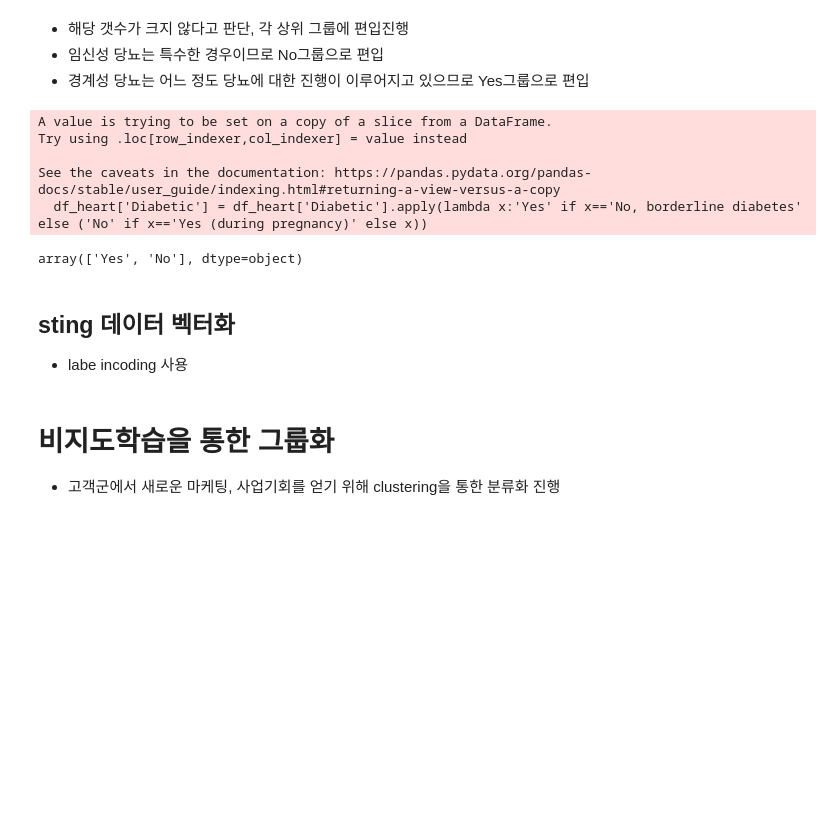
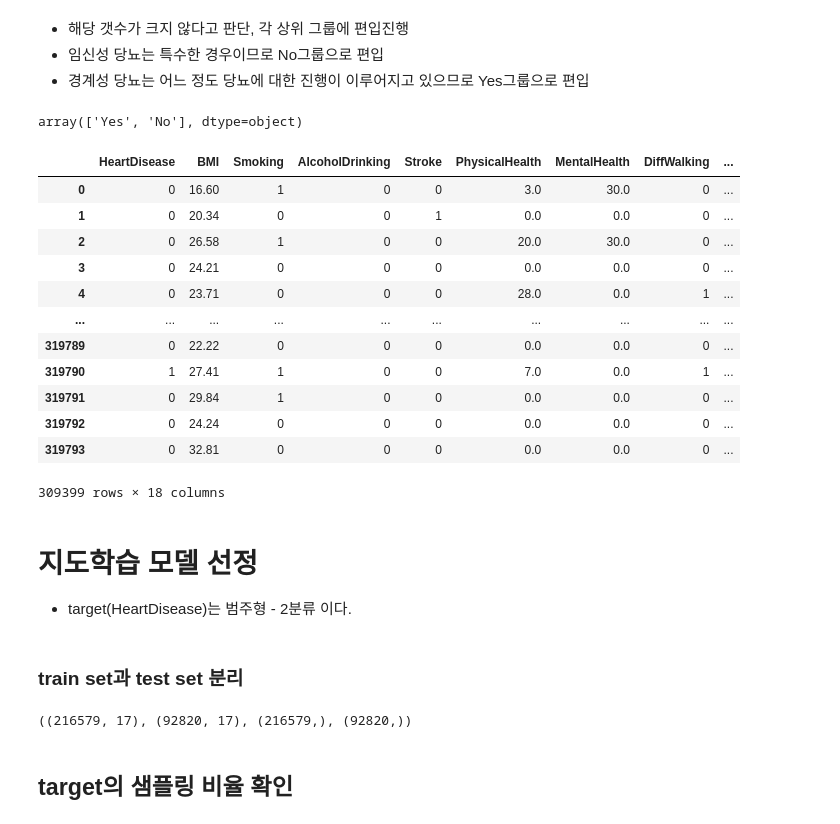
Before and after one commit to nohjuhyeon/healthcare_team, a Jupyter notebook: docs/yohan/yohan_analystics.ipynb, the cells around one changed output. Cells and saved outputs as stored; diff of their text form; code cells hidden in the pictures; blank space fills up the shorter version.

```diff
--- a/docs/yohan/yohan_analystics.ipynb
+++ b/docs/yohan/yohan_analystics.ipynb
@@ -151,7 +152,7 @@ max          24.000000
 Name: SleepTime, dtype: float64
 # %%
 # 이상치 분석내용 적용
-df_heart['SleepTime'] = df_heart['SleepTime'].apply(lambda x: '4 이하' if x <= 4 else ('16 이상' if x>=16 else x))
+df_heart['SleepTime'] = df_heart['SleepTime'].apply(lambda x: 4 if x <= 4 else (11 if x>=11 else x))
 # %% [markdown]
 ##### BMI
 - 정규성에 따라 IQR or 3sigma를 사용하여 이상치 제거
@@ -277,12 +278,4 @@ Name: count, dtype: int64
 df_heart['Diabetic'] = df_heart['Diabetic'].apply(lambda x:'Yes' if x=='No, borderline diabetes' else ('No' if x=='Yes (during pregnancy)' else x))
 df_heart['Diabetic'].unique()
 # %% [output]
-A value is trying to be set on a copy of a slice from a DataFrame.
-Try using .loc[row_indexer,col_indexer] = value instead
-
-See the caveats in the documentation: https://pandas.pydata.org/pandas-docs/stable/user_guide/indexing.html#returning-a-view-versus-a-copy
-  df_heart['Diabetic'] = df_heart['Diabetic'].apply(lambda x:'Yes' if x=='No, borderline diabetes' else ('No' if x=='Yes (during pregnancy)' else x))
+array(['Yes', 'No'], dtype=object)
-array(['Yes', 'No'], dtype=object)
-# %% [markdown]
-## sting 데이터 벡터화
-- labe incoding 사용
@@ -295,3 +282,28 @@ label_encoder = LabelEncoder()
+# %%
+#### 라벨 인코딩 진행
+data_column_list = ['HeartDisease','Smoking','AlcoholDrinking','Stroke','DiffWalking','Sex','AgeCategory','Race','Diabetic','PhysicalActivity','GenHealth','Asthma','KidneyDisease','SkinCancer']
+from sklearn.preprocessing import LabelEncoder
+label_encoder = LabelEncoder()
+# %%
+for i in data_column_list:
+    df_heart[i] = label_encoder.fit_transform(df_heart[i])
+df_heart
+# %% [output]
+|  | HeartDisease | BMI | Smoking | AlcoholDrinking | Stroke | PhysicalHealth | MentalHealth | DiffWalking | ... |
+| 0 | 0 | 16.60 | 1 | 0 | 0 | 3.0 | 30.0 | 0 | ... |
+| 1 | 0 | 20.34 | 0 | 0 | 1 | 0.0 | 0.0 | 0 | ... |
+| 2 | 0 | 26.58 | 1 | 0 | 0 | 20.0 | 30.0 | 0 | ... |
+| 3 | 0 | 24.21 | 0 | 0 | 0 | 0.0 | 0.0 | 0 | ... |
+| 4 | 0 | 23.71 | 0 | 0 | 0 | 28.0 | 0.0 | 1 | ... |
+| ... | ... | ... | ... | ... | ... | ... | ... | ... | ... |
+| 319789 | 0 | 22.22 | 0 | 0 | 0 | 0.0 | 0.0 | 0 | ... |
+| 319790 | 1 | 27.41 | 1 | 0 | 0 | 7.0 | 0.0 | 1 | ... |
+| 319791 | 0 | 29.84 | 1 | 0 | 0 | 0.0 | 0.0 | 0 | ... |
+| 319792 | 0 | 24.24 | 0 | 0 | 0 | 0.0 | 0.0 | 0 | ... |
+| 319793 | 0 | 32.81 | 0 | 0 | 0 | 0.0 | 0.0 | 0 | ... |
+309399 rows × 18 columns
 # %% [markdown]
-# 비지도학습을 통한 그룹화
-- 고객군에서 새로운 마케팅, 사업기회를 얻기 위해 clustering을 통한 분류화 진행
+# 지도학습 모델 선정
+- target(HeartDisease)는 범주형 - 2분류 이다.
+# %% [markdown]
+### train set과 test set 분리
@@ -297,0 +314,9 @@ label_encoder = LabelEncoder()
+# %%
+from sklearn.model_selection import train_test_split
+# X_train, X_test, Y_train, Y_test = train_test_split(X, Y, test_size=0.33, random_state=321)
+features_train, features_test, target_train, target_test = train_test_split(features, target, test_size=0.3, random_state=55)
+features_train.shape, features_test.shape, target_train.shape, target_test.shape
+# %% [output]
+((216579, 17), (92820, 17), (216579,), (92820,))
+# %% [markdown]
+## target의 샘플링 비율 확인
```
Also changed, not shown: parts of 14 cells of this notebook, 1 other file.
